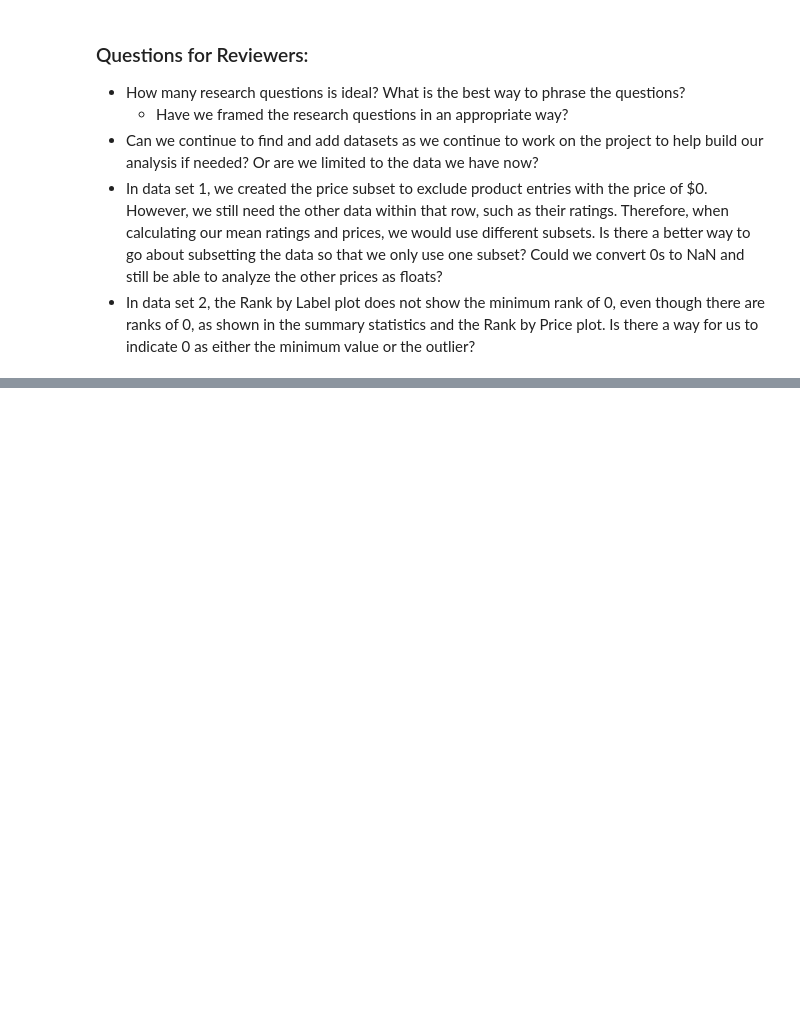
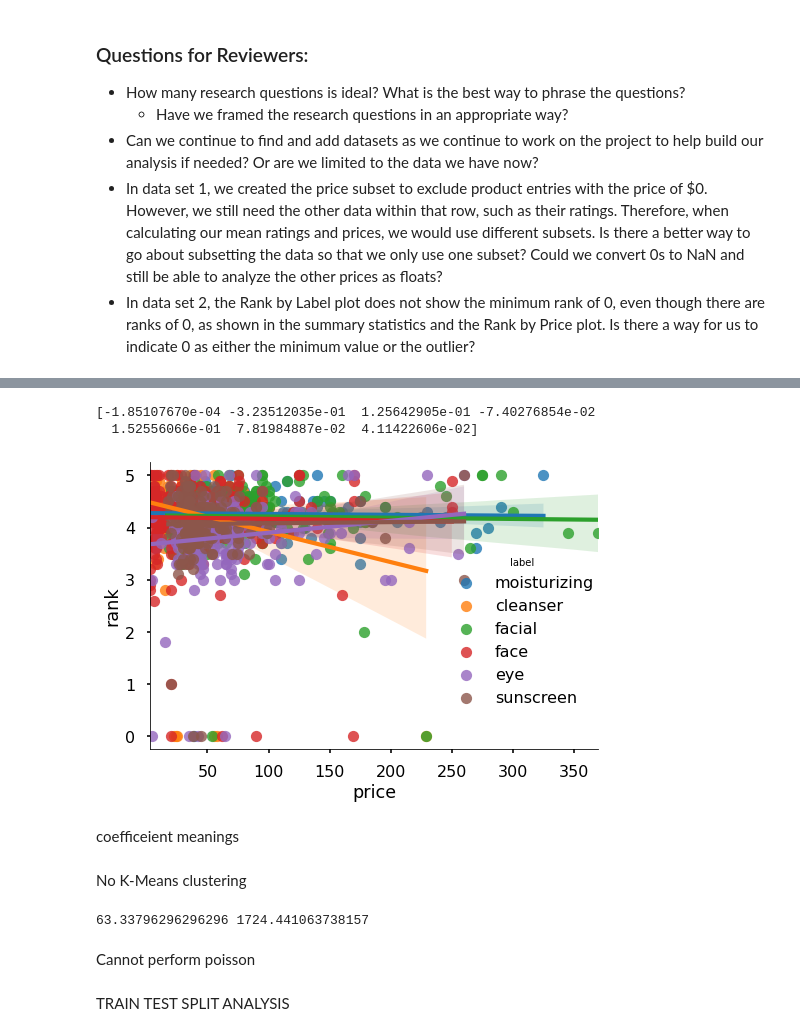
Before and after one commit to elitagao/info2950, a Jupyter notebook: INFO2950 Project_Laurens_update.ipynb, the cells around one changed output, grey strips where cells are left out. Cells and saved outputs as stored; diff of their text form; code cells hidden in the pictures; blank space fills up the shorter version.

```diff
--- a/INFO2950 Project_Laurens_update.ipynb
+++ b/INFO2950 Project_Laurens_update.ipynb
@@ -672,0 +726,33 @@ plt.show()
+# %%
+dummies=pd.get_dummies(skin['label'])
+skin=skin.copy()
+skin['eye']=dummies['eye']
+skin['moisturizing']=dummies['moisturizing']
+skin['sunscreen']=dummies['sunscreen']
+skin['cleanser']=dummies['cleanser']
+skin['facial']=dummies['facial']
+skin['face']=dummies['face']
+# %%
+sns.lmplot(x='price', y='rank', data=skin, hue='label')
+
+model2 = LinearRegression()
+model2.fit(skin[['price', 'eye', 'moisturizing', 'sunscreen', 'cleanser', 'facial', 'face']],skin['rank'])
+print(model2.coef_)
+plt.tight_layout()
+# %% [output]
+[-1.85107670e-04 -3.23512035e-01  1.25642905e-01 -7.40276854e-02
+  1.52556066e-01  7.81984887e-02  4.11422606e-02]
+[figure, added]
+# %% [markdown]
+coefficeient meanings
+# %% [markdown]
+No K-Means clustering
+# %%
+by_eye=skin[skin['label']=='eye'].sort_values(by=['price'])
+print(by_eye['price'].mean(), by_eye['price'].var())
+# %% [output]
+63.33796296296296 1724.441063738157
+# %% [markdown]
+Cannot perform poisson
+# %% [markdown]
+TRAIN TEST SPLIT ANALYSIS
```
Also changed, not shown: parts of 29 cells of this notebook.
